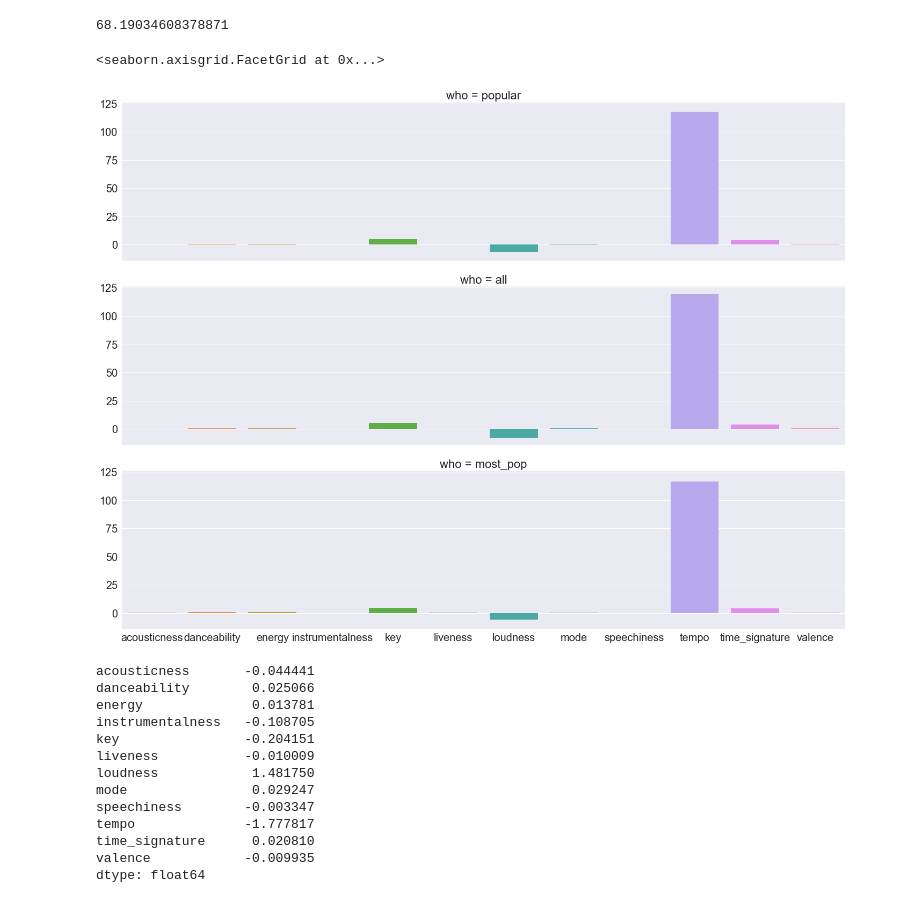
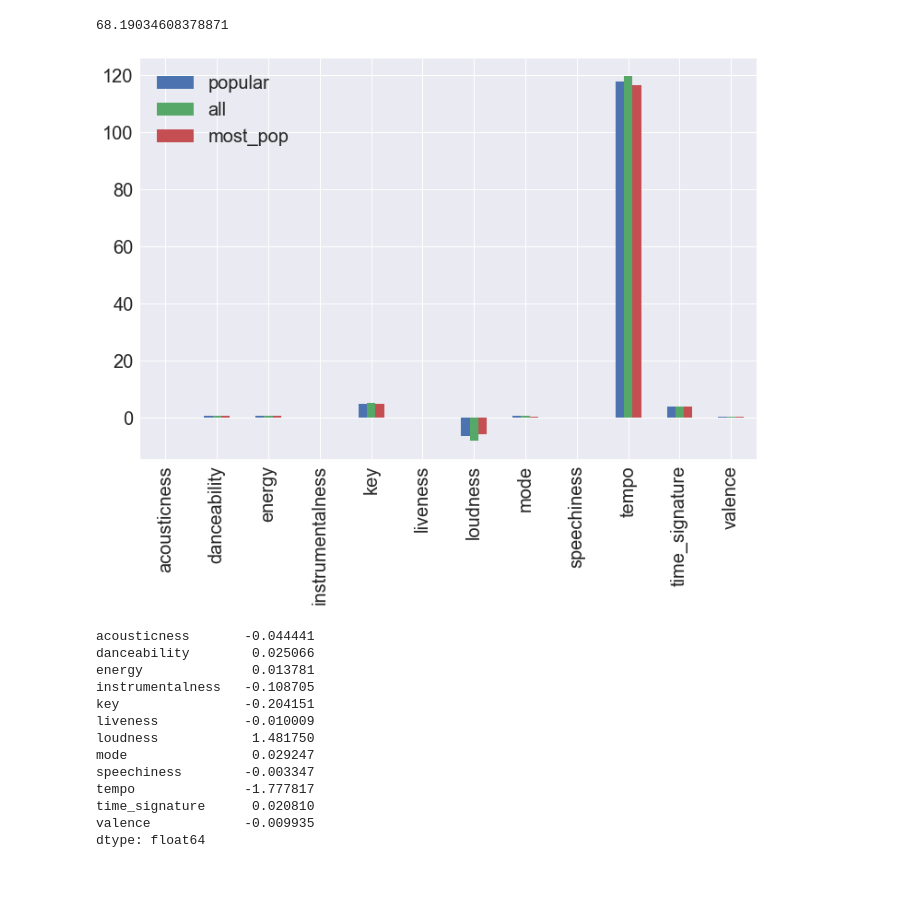
Before and after one commit to whitneypenn/analytics-capstone, a Jupyter notebook: notebooks/data_imputation_and_EDA.ipynb, the cells around one changed output. Saved outputs shown, nothing was run; the diff lists cells and outputs as text; code cells hidden in the pictures.

Commit message:
graph working with pandas

```diff
--- a/notebooks/data_imputation_and_EDA.ipynb
+++ b/notebooks/data_imputation_and_EDA.ipynb
@@ -256,17 +256,12 @@ means = pd.concat([y_pop, y_all], axis=1)
 means = means.rename(columns={0: "popular", 1: "all"})
 means = pd.concat([means, y_most_pop], axis=1)
 means = means.rename(columns={0: "most_pop"})
-means = means.transpose()
-means['who'] = ['popular', 'all', 'most_pop']
-means
-x = list(means.columns)
-y = []
-# %%
-ax.set(yscale="log")
-sns.factorplot(data=means, row='who', kind="bar", size=5, aspect=4)
-# %% [output]
-<seaborn.axisgrid.FacetGrid at 0x...>
-[figure, removed]
+# %%
+#to do this with pandas
+means.plot(kind='bar', figsize=(12,8))
+means.plot?
+# %% [output]
+[figure, added]
 # %%
 diff_popular = (y_pop - y_all)
 x=list(diff_popular.index)
```
